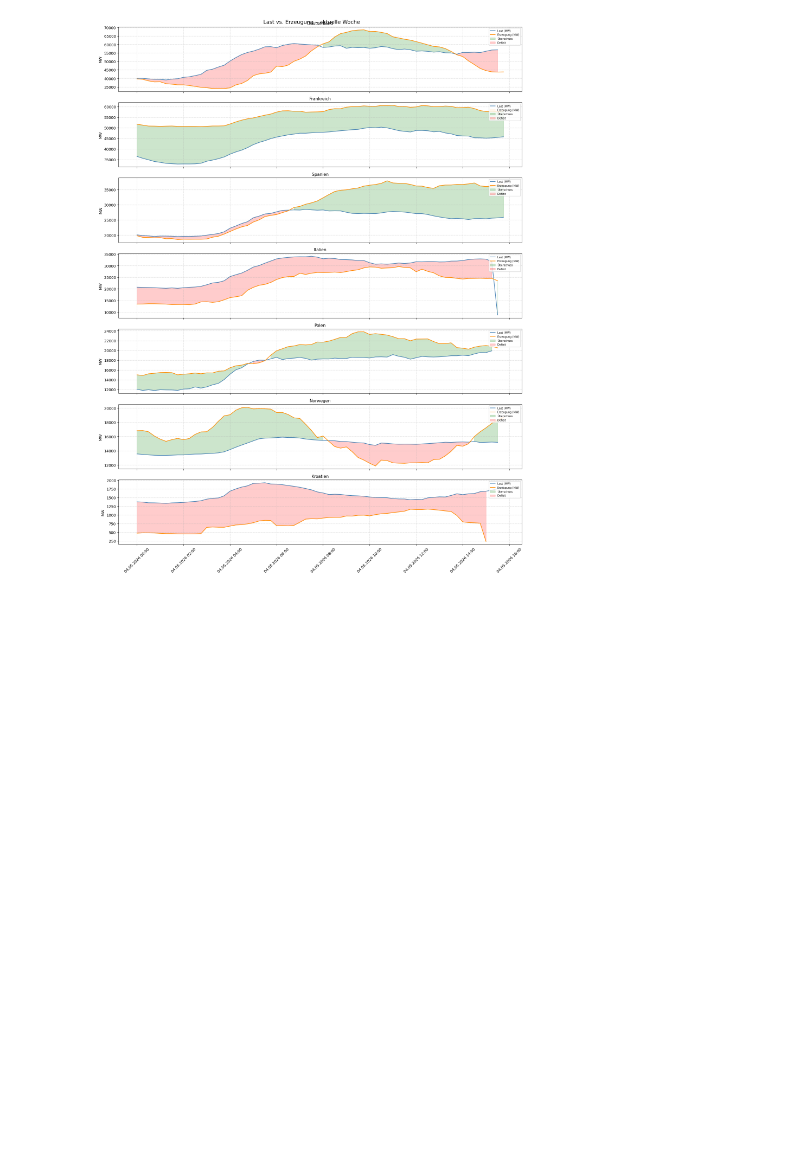
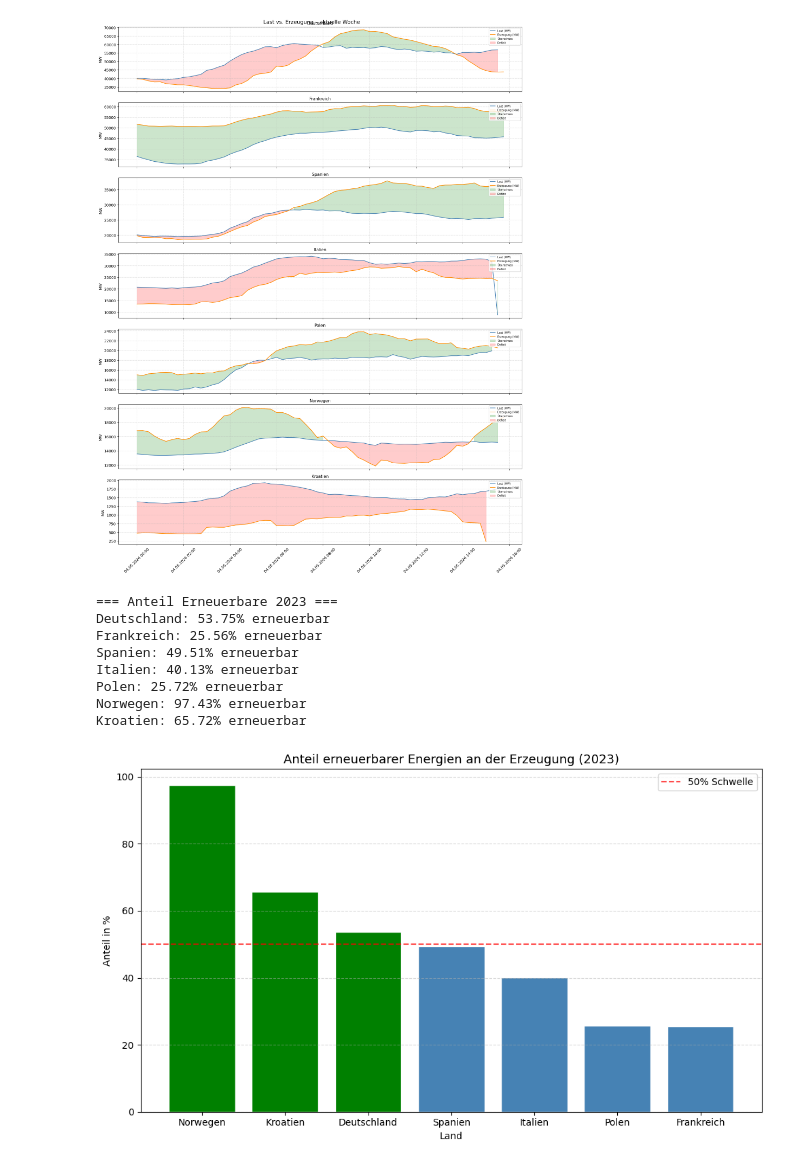
Before and after one commit to LukasK110898/Europavergleich-IT-Projekt-2026-HSWT, a Jupyter notebook: analyse.ipynb, the cells around one changed output. Saved outputs shown, nothing was run; the diff lists cells and outputs as text; code cells hidden in the pictures; blank space fills up the shorter version.

```diff
--- a/analyse.ipynb
+++ b/analyse.ipynb
@@ -148,7 +165,7 @@ def lade_jahresdaten(client, laender, jahr):
     monatsdaten = {}
     for land, kuerzel in laender.items():
         try:
-            daten = client.query_load(kuerzel, start=start, end=end)
+            daten = hole_load_daten(client, kuerzel, start, end)
             monatlich = daten.resample("MS").sum() / 1_000_000
             if hasattr(monatlich, 'squeeze'):
                 monatlich = monatlich.squeeze()
@@ -242,7 +259,7 @@ def lade_aktuelle_woche(client, laender):
     wochendaten = {}
     for land, kuerzel in laender.items():
         try:
-            daten = client.query_load(kuerzel, start=wochenbeginn, end=wochenende)
+            daten = hole_load_daten(client, kuerzel, wochenbeginn, wochenende)
             if hasattr(daten, 'squeeze'):
                 daten = daten.squeeze()
             wochendaten[land] = daten
@@ -306,7 +323,7 @@ def lade_aktueller_monat(client, laender):
     monatsdaten_aktuell = {}
     for land, kuerzel in laender.items():
         try:
-            daten = client.query_load(kuerzel, start=monatsbeginn, end=monatsende)
+            daten = hole_load_daten(client, kuerzel, monatsbeginn, monatsende)
             if hasattr(daten, 'squeeze'):
                 daten = daten.squeeze()
             monatsdaten_aktuell[land] = daten
@@ -401,7 +418,7 @@ def lade_generation_woche(client, laender):
     generationdaten = {}
     for land, kuerzel in laender.items():
         try:
-            daten = client.query_generation(kuerzel, start=wochenbeginn, end=wochenende)
+            daten = hole_generation_daten(client, kuerzel, wochenbeginn, wochenende)
             # Alle Erzeugungsarten summieren
             gesamt = daten.sum(axis=1)
             generationdaten[land] = gesamt
@@ -462,3 +479,58 @@ plt.savefig("last_vs_generation_woche.png")
 plt.show()
 # %% [output]
 [figure]
+# %%
+def lade_erneuerbare(client, laender, jahr):
+    """
+    Berechnet den Anteil erneuerbarer Energien an der Gesamterzeugung pro Land.
+    """
+    start = pd.Timestamp(f"{jahr}-01-01", tz="UTC")
+    end   = pd.Timestamp(f"{jahr+1}-01-01", tz="UTC")
+
+    erneuerbare_typen = [
+        "Solar", "Wind Onshore", "Wind Offshore",
+        "Hydro Run-of-river and poundage", "Hydro Water Reservoir",
+        "Geothermal", "Biomass"
+    ]
+
+    ergebnis = {}
+    for land, kuerzel in laender.items():
+        try:
+            daten = hole_generation_daten(client, kuerzel, start, end)
+            # MultiIndex-Spalten vereinfachen
+            if isinstance(daten.columns, pd.MultiIndex):
+                daten.columns = daten.columns.get_level_values(0)
+            gesamt = daten.sum(axis=1).sum()
+            erneuerbar = daten[[s for s in erneuerbare_typen if s in daten.columns]].sum(axis=1).sum()
+            ergebnis[land] = round((erneuerbar / gesamt) * 100, 2)
+            print(f"{land}: {ergebnis[land]}% erneuerbar")
+        except Exception as e:
+            print(f"{land}: Fehler – {e}")
+
+    return pd.Series(ergebnis).sort_values(ascending=False)
+
+print("=== Anteil Erneuerbare 2023 ===")
+erneuerbare_2023 = lade_erneuerbare(client, laender, 2023)
+
+fig, ax = plt.subplots(figsize=(10, 6))
+farben = ["green" if v >= 50 else "steelblue" for v in erneuerbare_2023.values]
+ax.bar(erneuerbare_2023.index, erneuerbare_2023.values, color=farben, edgecolor="white")
+ax.axhline(50, color="red", linestyle="--", alpha=0.7, label="50% Schwelle")
+ax.set_title("Anteil erneuerbarer Energien an der Erzeugung (2023)", fontsize=13)
+ax.set_xlabel("Land")
+ax.set_ylabel("Anteil in %")
+ax.legend()
+ax.grid(axis="y", linestyle="--", alpha=0.5)
+plt.tight_layout()
+plt.savefig("erneuerbare_anteil_2023.png")
+plt.show()
+# %% [output]
+=== Anteil Erneuerbare 2023 ===
+Deutschland: 53.75% erneuerbar
+Frankreich: 25.56% erneuerbar
+Spanien: 49.51% erneuerbar
+Italien: 40.13% erneuerbar
+Polen: 25.72% erneuerbar
+Norwegen: 97.43% erneuerbar
+Kroatien: 65.72% erneuerbar
+[figure, added]
```
Also changed, not shown: parts of 10 cells of this notebook, 5 other files.
